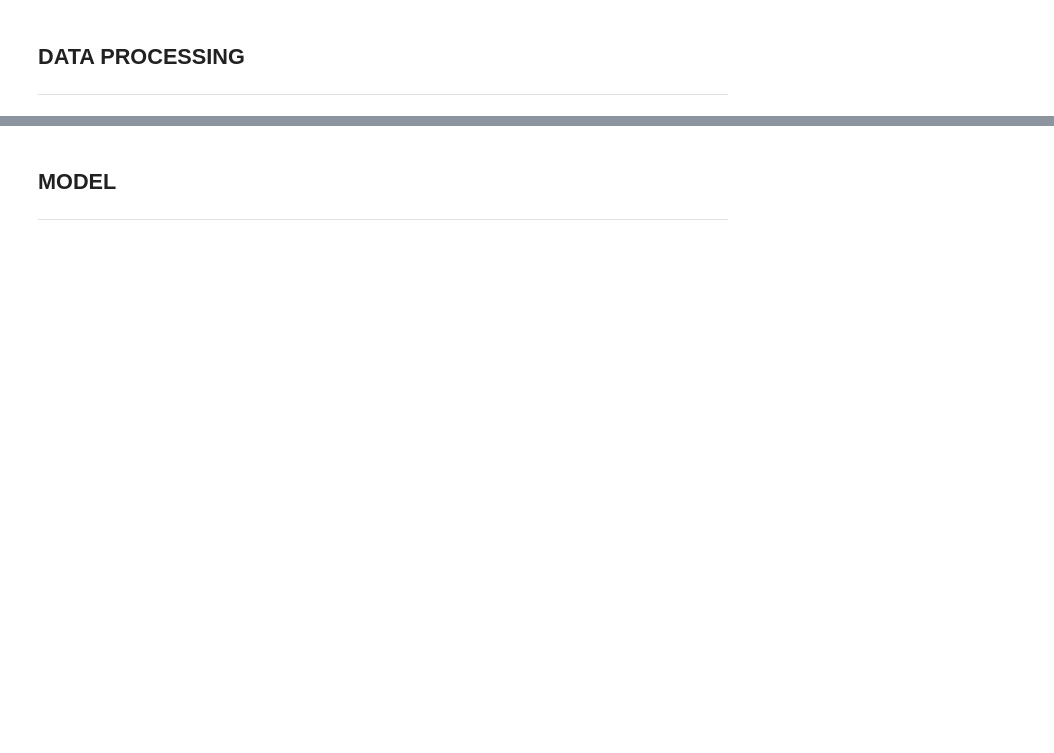
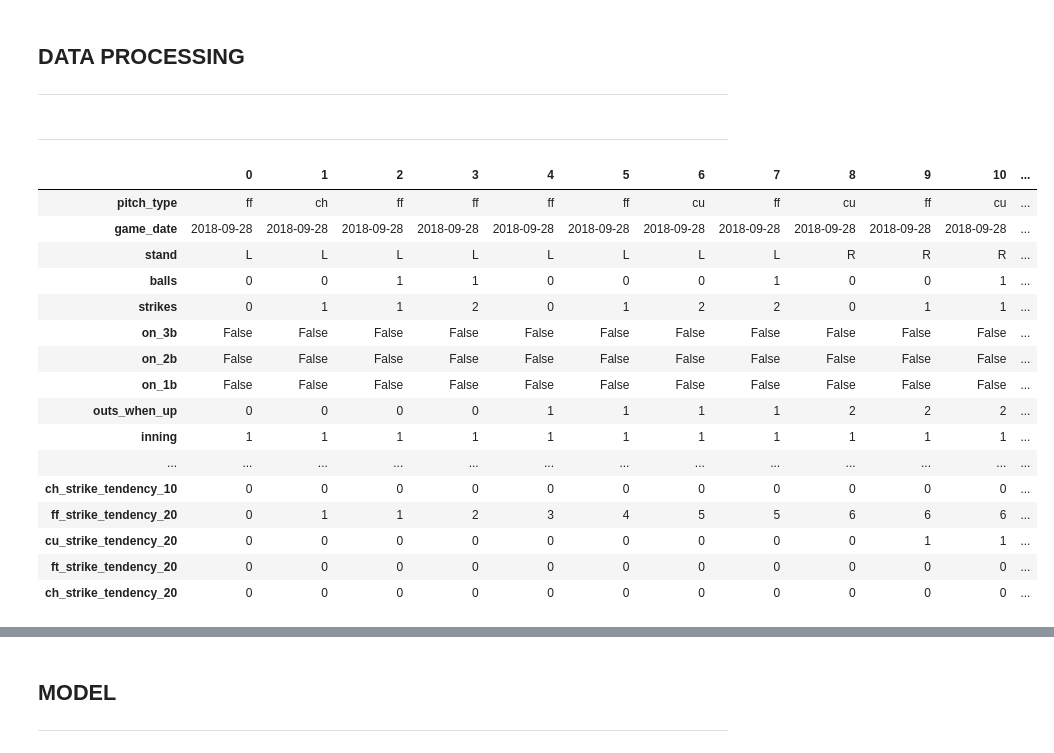
Before and after one commit to michael-rowland/Pitch-Predictions, a Jupyter notebook: Pitch-Predictions.ipynb, the cells around one changed output, grey strips where cells are left out. Cells and saved outputs as stored; diff of their text form; code cells hidden in the pictures; blank space fills up the shorter version.

```diff
--- a/Pitch-Predictions.ipynb
+++ b/Pitch-Predictions.ipynb
@@ -40,17 +157,13 @@ pd.set_option('display.max_rows', None)
 # %%
 def pitch_encoding(df):
   '''
-  uses OneHotEncoder to encode pitch_name to seperate columns
+  creates columns of previous pitch for each pitch type using OneHotEncoder
   '''
   df = df.copy()
 
   encoder = ce.OneHotEncoder(use_cat_names=True)
   encoded = encoder.fit_transform(df['previous_pitch'])
-  # careful on the 'on' parameter, may cause issues later
   df = pd.merge(df, encoded, how='outer', on=df.index)
   df = df.drop(['key_0', 'previous_pitch_nan'], axis=1)
 
-  # MAY WANT TO CHANGE THIS NAN SOMETIME
-  # df.loc[0, 'previous_pitch']
-
   return df
@@ -213,6 +253,65 @@ def wrangle_game(df):
+# %%
+def wrangle_game(df):
+  '''
+  this function does data cleaning and feature engineering on a per game basis
+  '''
+  df = df.copy()
+
+  # CLEANING FUNCTIONS
+  df = reorder(df)
+  df = pitch_cleaning(df)
+  df = historical_cleaning(df)
+
+  # FEATURE ENGINEERING FUNCTIONS
+  df = total_pitches(df)
+  df = score_margin(df)
+  df = pitcher_advantage(df)
+  df = baserunners_mapping(df)
+  df = at_bat_counter(df)
+  df = pitch_encoding(df)
+  df = pitch_counter(df)
+  df = pitch_tendency(df, 5)
+  df = pitch_tendency(df, 10)
+  df = pitch_tendency(df, 20)
+  df = strike_encoding(df)
+  df = strike_percentage(df, percentage=True)
+  df = strike_counter(df, 5)
+  df = strike_counter(df, 10)
+  df = strike_counter(df, 20)
+
+  return df
+# %% [markdown]
+
+
+---
 # %%
 sample = 'https://raw.githubusercontent.com/michael-rowland/Pitch-Predictions/master/sample.csv'
 df = pd.read_csv(sample)
 df = df[df['game_date'] == '2018-09-28']
+
+target = 'pitch_type'
+features = ['pitch_name', 'pitch_type', 'game_date', 'stand', 'balls',
+            'strikes', 'on_3b', 'on_2b', 'on_1b', 'outs_when_up', 'inning',
+            'at_bat_number', 'bat_score', 'fld_score', 'type', 'zone']
 df = df[features]
+
 df = wrangle_game(df)
+df.head(40).T
+# %% [output]
+|  | 0 | 1 | 2 | 3 | 4 | 5 | 6 | 7 | 8 | 9 | 10 | ... |
+| pitch_type | ff | ch | ff | ff | ff | ff | cu | ff | cu | ff | cu | ... |
+| game_date | 2018-09-28 | 2018-09-28 | 2018-09-28 | 2018-09-28 | 2018-09-28 | 2018-09-28 | 2018-09-28 | 2018-09-28 | 2018-09-28 | 2018-09-28 | 2018-09-28 | ... |
+| stand | L | L | L | L | L | L | L | L | R | R | R | ... |
+| balls | 0 | 0 | 1 | 1 | 0 | 0 | 0 | 1 | 0 | 0 | 1 | ... |
+| strikes | 0 | 1 | 1 | 2 | 0 | 1 | 2 | 2 | 0 | 1 | 1 | ... |
+| on_3b | False | False | False | False | False | False | False | False | False | False | False | ... |
+| on_2b | False | False | False | False | False | False | False | False | False | False | False | ... |
+| on_1b | False | False | False | False | False | False | False | False | False | False | False | ... |
+| outs_when_up | 0 | 0 | 0 | 0 | 1 | 1 | 1 | 1 | 2 | 2 | 2 | ... |
+| inning | 1 | 1 | 1 | 1 | 1 | 1 | 1 | 1 | 1 | 1 | 1 | ... |
+| ... | ... | ... | ... | ... | ... | ... | ... | ... | ... | ... | ... | ... |
+| ch_strike_tendency_10 | 0 | 0 | 0 | 0 | 0 | 0 | 0 | 0 | 0 | 0 | 0 | ... |
+| ff_strike_tendency_20 | 0 | 1 | 1 | 2 | 3 | 4 | 5 | 5 | 6 | 6 | 6 | ... |
+| cu_strike_tendency_20 | 0 | 0 | 0 | 0 | 0 | 0 | 0 | 0 | 0 | 1 | 1 | ... |
+| ft_strike_tendency_20 | 0 | 0 | 0 | 0 | 0 | 0 | 0 | 0 | 0 | 0 | 0 | ... |
+| ch_strike_tendency_20 | 0 | 0 | 0 | 0 | 0 | 0 | 0 | 0 | 0 | 0 | 0 | ... |
```
Also changed, not shown: parts of 34 cells of this notebook.
